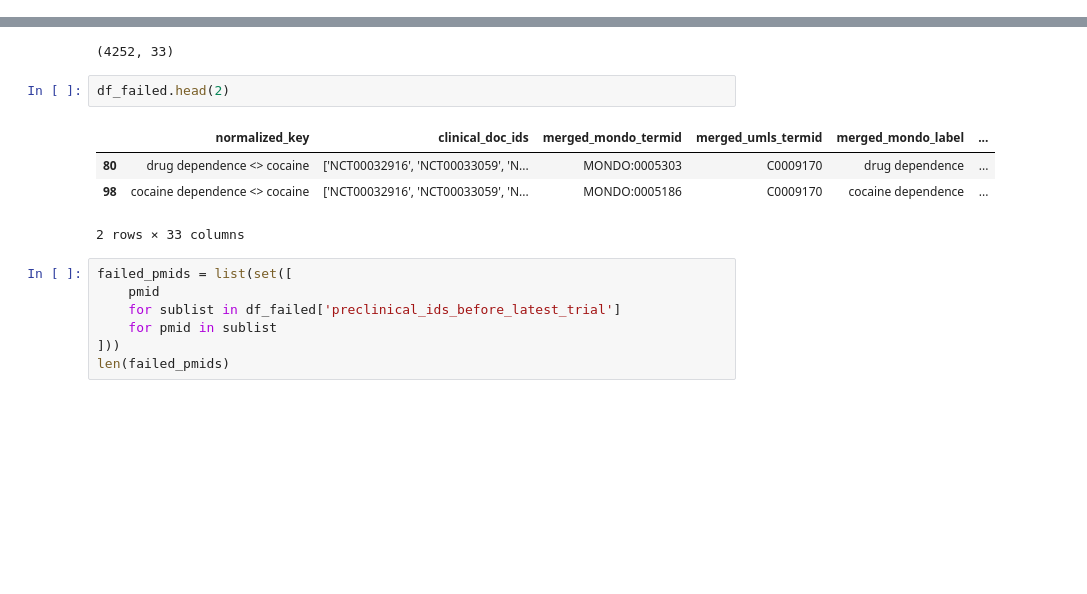
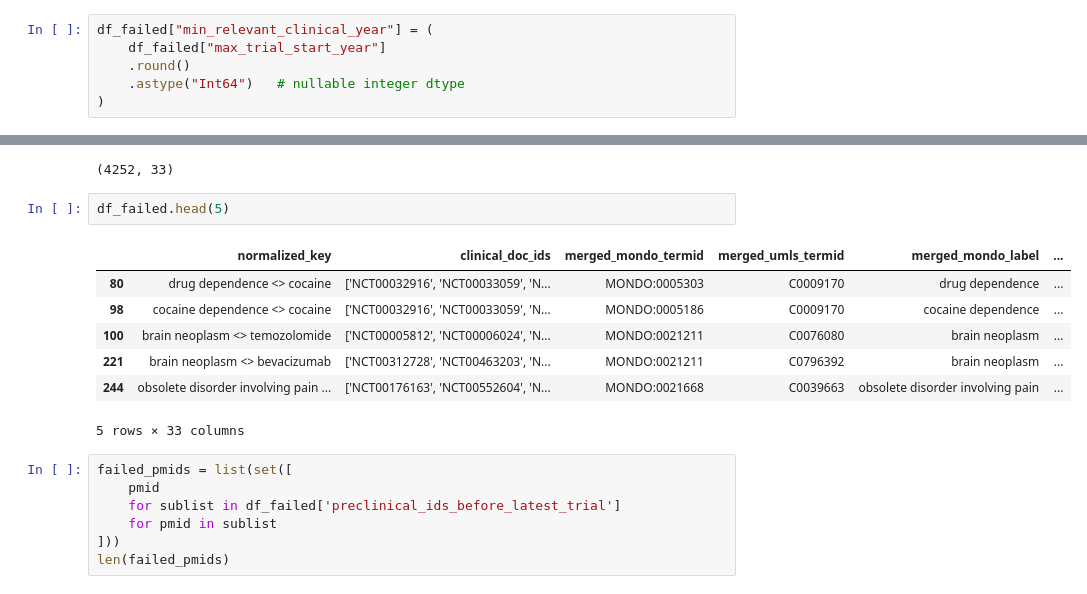
Before and after one commit to Ineichen-Group/Preclinical_DrugDisease_Translation_Pipeline, a Jupyter notebook: 10_drug_disease_translation_analysis/Translation_05_Preclinical_Associations_Drug_Disease.ipynb, the cells around one changed output, grey strips where cells are left out. Cells and saved outputs as stored; diff of their text form; blank space fills up the shorter version.

```diff
--- a/10_drug_disease_translation_analysis/Translation_05_Preclinical_Associations_Drug_Disease.ipynb
+++ b/10_drug_disease_translation_analysis/Translation_05_Preclinical_Associations_Drug_Disease.ipynb
@@ -188,6 +208,12 @@ df_failed.shape
 df_failed.loc[:, 'max_trial_start_year'] = pd.to_numeric(df_failed['max_trial_start_year'], errors='coerce')
 df_failed.loc[:, 'preclinical_doc_ids'] = df_failed['preclinical_doc_ids'].apply(to_list)
 df_failed.loc[:, 'pub_year'] = df_failed['pub_year'].apply(to_list)
+# %%
+df_failed["min_relevant_clinical_year"] = (
+    df_failed["max_trial_start_year"]
+    .round()
+    .astype("Int64")   # nullable integer dtype
+)
 # %%
 df_failed['preclinical_ids_before_latest_trial'] = df_failed.apply(
     lambda row: [
@@ -201,12 +227,15 @@ df_failed.shape
 # %% [output]
 (4252, 33)
 # %%
-df_failed.head(2)
+df_failed.head(5)
 # %% [output]
 |  | normalized_key | clinical_doc_ids | merged_mondo_termid | merged_umls_termid | merged_mondo_label | ... |
 | 80 | drug dependence <> cocaine | ['NCT00032916', 'NCT00033059', 'N... | MONDO:0005303 | C0009170 | drug dependence | ... |
 | 98 | cocaine dependence <> cocaine | ['NCT00032916', 'NCT00033059', 'N... | MONDO:0005186 | C0009170 | cocaine dependence | ... |
+| 100 | brain neoplasm <> temozolomide | ['NCT00005812', 'NCT00006024', 'N... | MONDO:0021211 | C0076080 | brain neoplasm | ... |
+| 221 | brain neoplasm <> bevacizumab | ['NCT00312728', 'NCT00463203', 'N... | MONDO:0021211 | C0796392 | brain neoplasm | ... |
+| 244 | obsolete disorder involving pain ... | ['NCT00176163', 'NCT00552604', 'N... | MONDO:0021668 | C0039663 | obsolete disorder involving pain | ... |
-2 rows × 33 columns
+5 rows × 33 columns
 # %%
 failed_pmids = list(set([
     pmid
```
Also changed, not shown: parts of 42 cells of this notebook, 3 other files.
